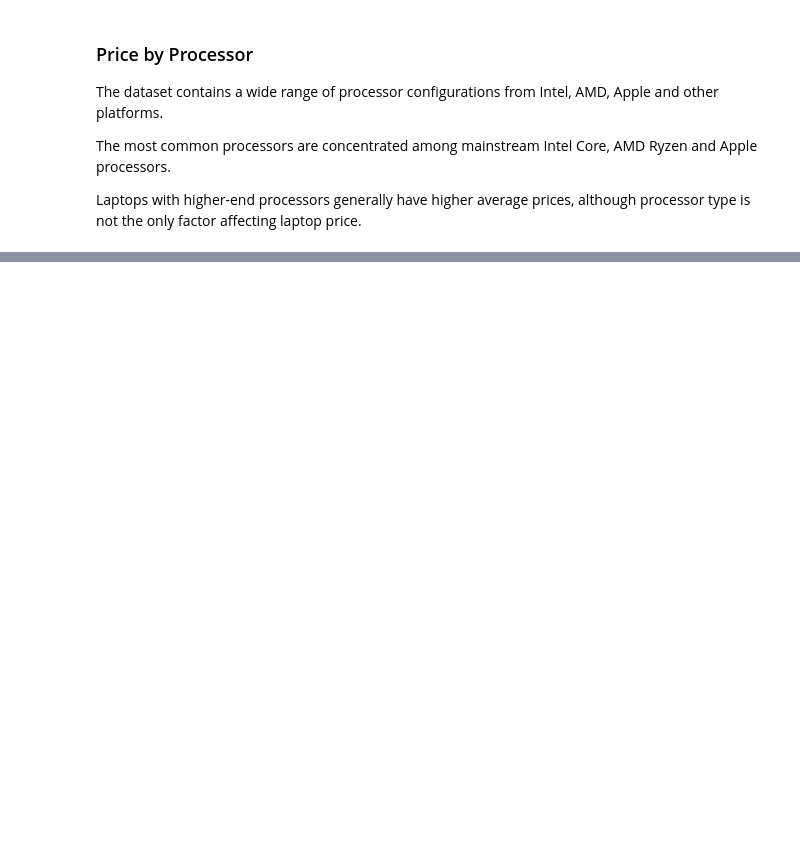
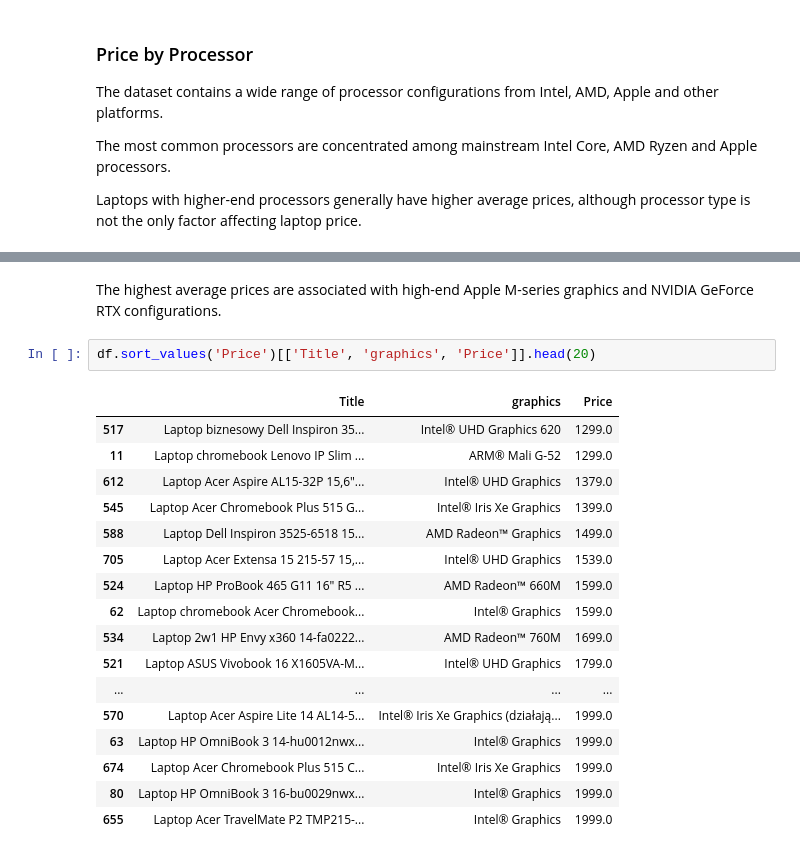
Before and after one commit to rishchuk/laptop-analysis, a Jupyter notebook: laptop_analysis.ipynb, the cells around one changed output, grey strips where cells are left out. Cells and saved outputs as stored; diff of their text form; blank space fills up the shorter version.

```diff
--- a/laptop_analysis.ipynb
+++ b/laptop_analysis.ipynb
@@ -720,0 +776,22 @@ Laptops with higher-end processors generally have higher average prices, althoug
+# %% [markdown]
+The highest average prices are associated with high-end Apple M-series graphics and NVIDIA GeForce RTX configurations.
+# %%
+df.sort_values('Price')[['Title', 'graphics', 'Price']].head(20)
+# %% [output]
+|  | Title | graphics | Price |
+| 517 | Laptop biznesowy Dell Inspiron 35... | Intel® UHD Graphics 620 | 1299.0 |
+| 11 | Laptop chromebook Lenovo IP Slim ... | ARM® Mali G-52 | 1299.0 |
+| 612 | Laptop Acer Aspire AL15-32P 15,6"... | Intel® UHD Graphics | 1379.0 |
+| 545 | Laptop Acer Chromebook Plus 515 G... | Intel® Iris Xe Graphics | 1399.0 |
+| 588 | Laptop Dell Inspiron 3525-6518 15... | AMD Radeon™ Graphics | 1499.0 |
+| 705 | Laptop Acer Extensa 15 215-57 15,... | Intel® UHD Graphics | 1539.0 |
+| 524 | Laptop HP ProBook 465 G11 16" R5 ... | AMD Radeon™ 660M | 1599.0 |
+| 62 | Laptop chromebook Acer Chromebook... | Intel® Graphics | 1599.0 |
+| 534 | Laptop 2w1 HP Envy x360 14-fa0222... | AMD Radeon™ 760M | 1699.0 |
+| 521 | Laptop ASUS Vivobook 16 X1605VA-M... | Intel® UHD Graphics | 1799.0 |
+| ... | ... | ... | ... |
+| 570 | Laptop Acer Aspire Lite 14 AL14-5... | Intel® Iris Xe Graphics (działają... | 1999.0 |
+| 63 | Laptop HP OmniBook 3 14-hu0012nwx... | Intel® Graphics | 1999.0 |
+| 674 | Laptop Acer Chromebook Plus 515 C... | Intel® Iris Xe Graphics | 1999.0 |
+| 80 | Laptop HP OmniBook 3 16-bu0029nwx... | Intel® Graphics | 1999.0 |
+| 655 | Laptop Acer TravelMate P2 TMP215-... | Intel® Graphics | 1999.0 |
```
Also changed, not shown: parts of 14 cells of this notebook.
